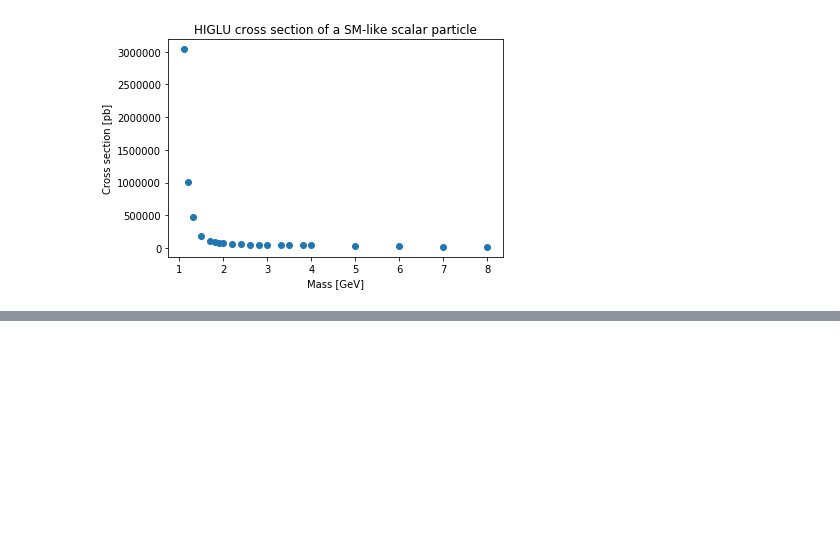
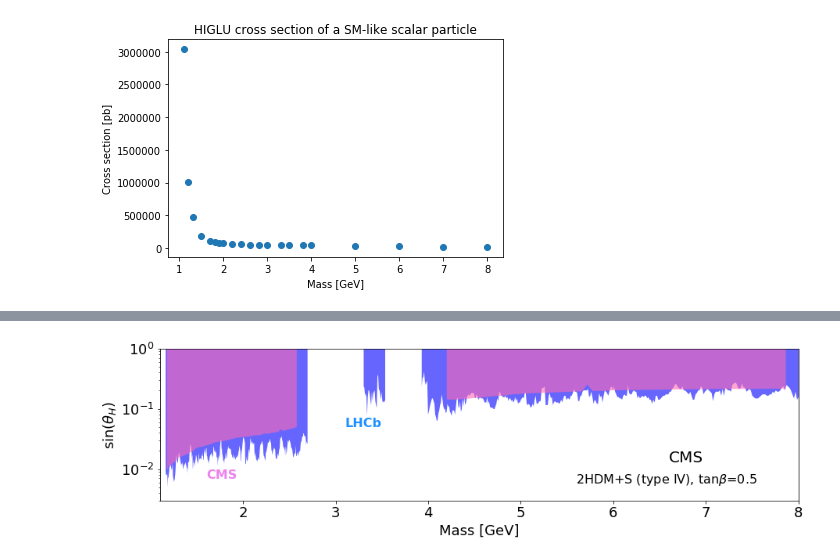
Before and after one commit to elfontan/2HDM_interpretation, a Jupyter notebook: senThetaLimits_2HDM_IV_fullMassRange_newAcceptances_ptmumu_allLimits.ipynb, the cells around one changed output, grey strips where cells are left out. Saved outputs shown, nothing was run; the diff lists cells and outputs as text; code cells hidden in the pictures; blank space fills up the shorter version.

```diff
--- a/senThetaLimits_2HDM_IV_fullMassRange_newAcceptances_ptmumu_allLimits.ipynb
+++ b/senThetaLimits_2HDM_IV_fullMassRange_newAcceptances_ptmumu_allLimits.ipynb
@@ -219,0 +238,9 @@ senTheta_limit
+# %%
+# SinTheta EXP LIMITS
+
+senTheta_exp_limit = []
+for l in range(len(f_exp_limit)):
+    senTheta_exp = math.sqrt(v_exp_limit[l] / (v_xsec[l] * v_br[l] * v_acc_amumu[l]))
+    senTheta_exp_limit.append(round(senTheta_exp,5))
+print("### EXP ###")
+senTheta_exp_limit
@@ -278,0 +326,42 @@ plt.savefig('senTheta_CMS_LHCb_newCmsAcceptances.png', dpi=1200)
+# %%
+f_LHCb = np.loadtxt("./LHCb_limits.txt", delimiter = " ")
+v_lim_LHCb = []
+v_mass_LHCb = []
+for i in range(len(f_LHCb)):
+    v_mass_LHCb.append(f_LHCb[i][0]/1000) #Conversion from Mev to GeV
+    v_lim_LHCb.append(f_LHCb[i][1])
+
+#f_BaBar = np.loadtxt("./BaBar_limits.txt", delimiter = "\t")
+#v_lim_BaBar = []
+#v_mass_BaBar = []
+#for i in range(len(f_BaBar)):
+#    v_mass_BaBar.append(f_BaBar[i][0])
+#    v_lim_BaBar.append(f_BaBar[i][1])
+
+p_cms_exp, p_lhcb = plt.subplots(figsize=(13, 4))
+plt.rcParams.update({'font.size': 18})
+#range = np.array([2.696,3.303])
+
+p_lhcb = plt.plot(v_mass_LHCb, v_lim_LHCb, '-', color="blue", linewidth=0)
+p_lhcb = plt.fill_between(v_mass_LHCb, v_lim_LHCb, 1, color="blue", linewidth=0, alpha=0.6)
+p_lhcb = plt.semilogy()
+p_cms_exp = plt.plot(v_mass, senTheta_exp_limit, '-', color="hotpink", linewidth=0)
+p_lhcb = plt.fill_between(v_mass, senTheta_exp_limit, 1, color="hotpink", linewidth=0, alpha=0.6)
+
+plt.xlim(1.1,8)
+plt.ylim(0.003, 1.0)
+plt.xlabel('Mass [GeV]')
+plt.ylabel('sin($\\theta_{H}$)')
+#plt.title("Upper limits on the mixing angle for the 2HDM scenario")
+#plt.legend(loc="upper left")
+p_cms_exp = plt.text(1.6, 0.007, "CMS", fontsize=16, color="violet", fontweight='bold')
+p_lhcb = plt.text(3.1, 0.05, "LHCb", fontsize=16, color="dodgerblue", fontweight='bold')
+
+plt.text(6.6, 0.013, "CMS", fontsize=20, color="black")
+plt.text(5.6, 0.009, "2HDM+S (type IV), tan$\\beta$=0.5", fontsize=16, verticalalignment='top')
+#plt.show()
+plt.tight_layout()
+plt.savefig('senTheta_CMS_LHCb_newCmsAcceptances_newTriggerAcceptances_PtMuMuCut_EXP.pdf', dpi=1200)
+plt.savefig('senTheta_CMS_LHCb_newCmsAcceptances_newTriggerAcceptances_PtMuMuCut_EXP.png', dpi=1200)
+# %% [output]
+[figure, added]
```
Also changed, not shown: parts of 6 cells of this notebook, 7 other files.
